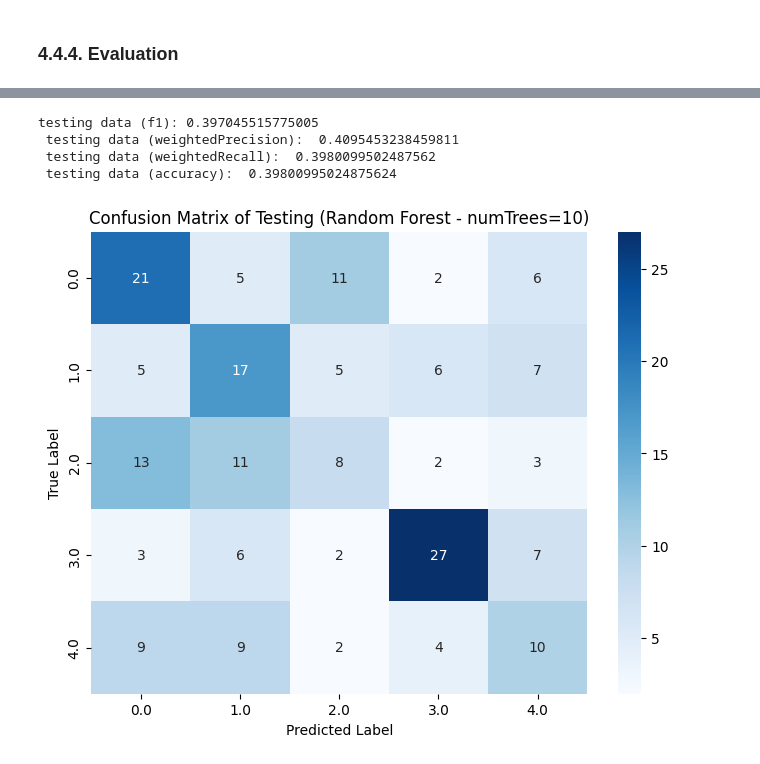
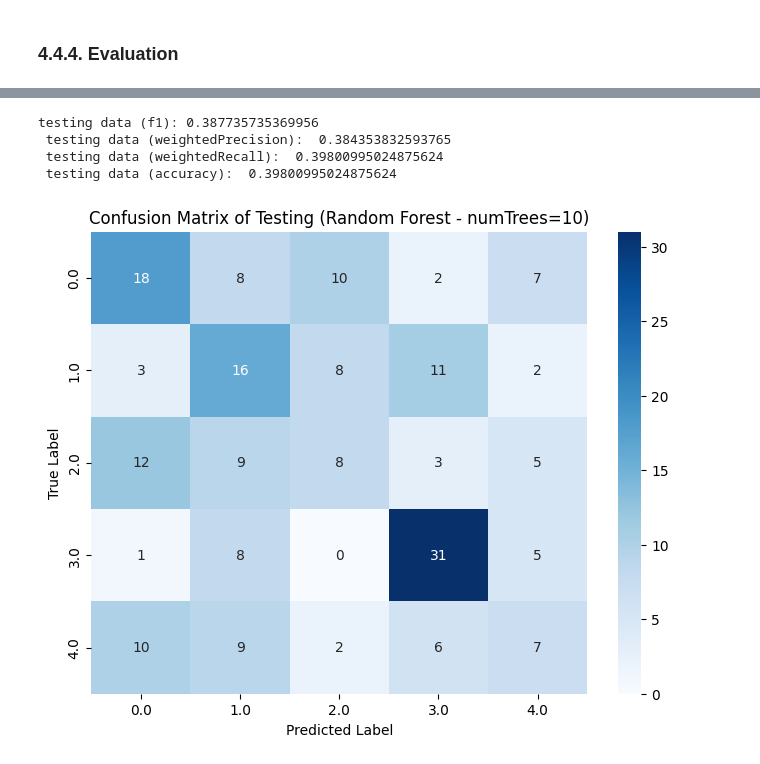
Before and after one commit to TifLar/Galaxy-Morphology-Classification-with-Supervised-Learning, a Jupyter notebook: Feature_classification_for_1000_galaxies.ipynb, the cells around one changed output, grey strips where cells are left out. Saved outputs shown, nothing was run; the diff lists cells and outputs as text; code cells hidden in the pictures.

Commit message:
Fix the wrong variable name when plotting the Confusion matrix for the RF

```diff
--- a/Feature_classification_for_1000_galaxies.ipynb
+++ b/Feature_classification_for_1000_galaxies.ipynb
@@ -990,27 +990,27 @@ training data (f1): 0.5543386610101456
 # %%
 # Prediction accuracy on testing data
 print('testing data (f1):', evaluator.setMetricName('f1').evaluate(pred_test_rf), "\n",
      'testing data (weightedPrecision): ', evaluator.setMetricName('weightedPrecision').evaluate(pred_test_rf),"\n",
      'testing data (weightedRecall): ', evaluator.setMetricName('weightedRecall').evaluate(pred_test_rf),"\n",
      'testing data (accuracy): ', evaluator.setMetricName('accuracy').evaluate(pred_test_rf))
 
 # Collect data to driver as a Pandas DataFrame
-pandas_df = pred_test_dt.toPandas()
+pandas_df = pred_test_rf.toPandas()
 
 # Compute confusion matrix
 conf_matrix = confusion_matrix(pandas_df['label'], pandas_df['prediction'])
 
 # Plot confusion matrix
 plt.figure(figsize=(8, 6))
 range_label = [0.0, 1.0, 2.0, 3.0, 4.0]
 sns.heatmap(conf_matrix, annot=True, fmt="d", cmap="Blues", xticklabels=range_label, yticklabels=range_label)
 plt.xlabel("Predicted Label")
 plt.ylabel("True Label")
 plt.title("Confusion Matrix of Testing (Random Forest - numTrees=10)")
 plt.show()
 # %% [output]
-testing data (f1): 0.397045515775005
- testing data (weightedPrecision):  0.4095453238459811
- testing data (weightedRecall):  0.3980099502487562
+testing data (f1): 0.387735735369956
+ testing data (weightedPrecision):  0.384353832593765
+ testing data (weightedRecall):  0.39800995024875624
  testing data (accuracy):  0.39800995024875624
-[figure, old version]
+[figure, new version]
```
Also changed, not shown: parts of 6 cells of this notebook.
